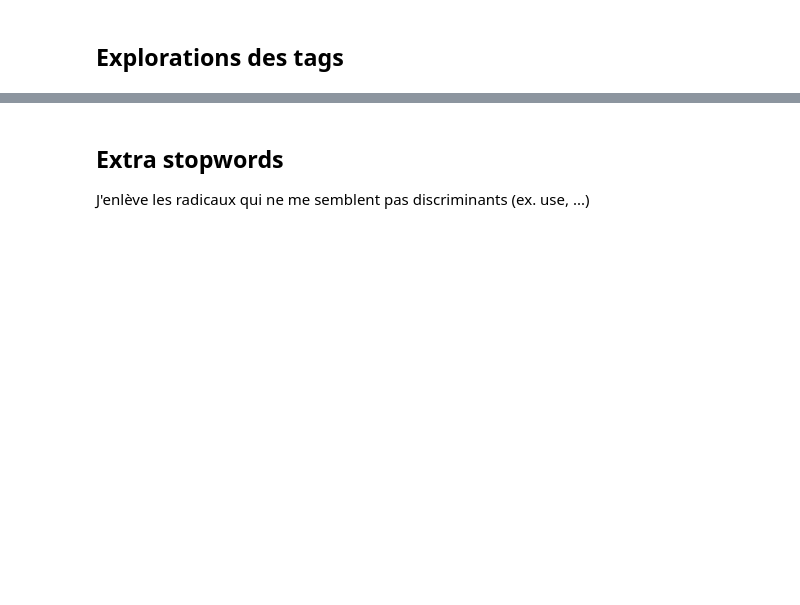
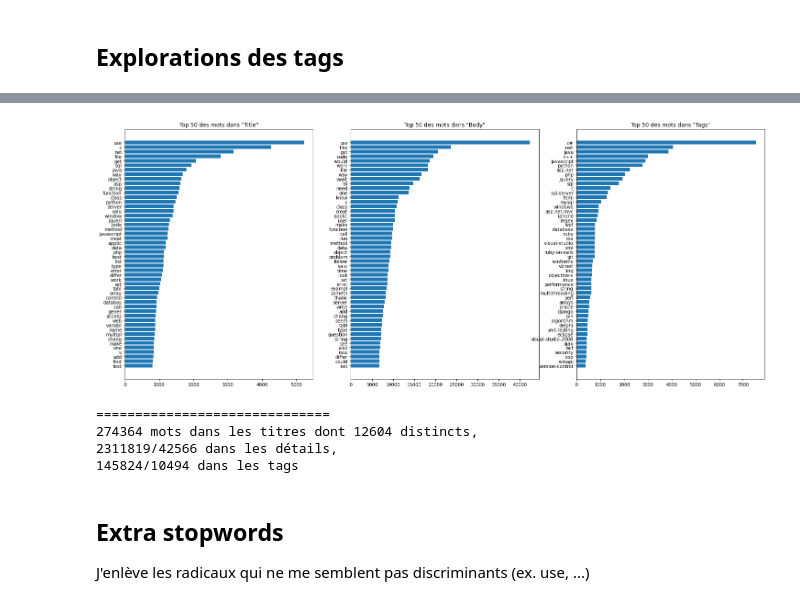
Before and after one commit to FKO78/OC-ds-p6, a Jupyter notebook: P6_Catégorisez_automatiquement_des_questions.ipynb, the cells around one changed output, grey strips where cells are left out. Cells and saved outputs as stored; diff of their text form; code cells hidden in the pictures; blank space fills up the shorter version.

```diff
--- a/P6_Catégorisez_automatiquement_des_questions.ipynb
+++ b/P6_Catégorisez_automatiquement_des_questions.ipynb
@@ -100,13 +100,9 @@ cols = train.columns
 print(train.info())
 
 for col in cols:
-    freq[col] = Counter(' '.join(train[col].values).split()).most_common()
-
-print('{} mots dans les titres dont {} distincts, \n\
-{}/{} dans les détails, \n{}/{} dans les tags'.\
-      format(sum(dict(freq['Title']).values()), len(freq['Title']), \
-             sum(dict(freq['Body']).values()), len(freq['Body']), \
-             sum(dict(freq['Tags']).values()), len(freq['Tags'])))
+    freq[col] = Counter(' '.join(train_1T[col].values).split()).most_common()
+    print('{} mots dans "{}" dont {} distincts'.\
+          format(sum(dict(freq[col]).values()), col, len(freq[col])))
 
 train.head()
 # %% [output]
@@ -167,15 +163,11 @@ train['Tags'] = train['Tags'].apply(lambda x: ' '.join(x[1:-1].split('><')))
 elapsed = timeit.default_timer() - start_time
 print('-> OK en {:.3} sec'.format(elapsed))
 
+print('='*30)
 for col in cols:
-    freq[col] = Counter(' '.join(train[col].values).split()).most_common()
-
-print('='*30)
-print('{} mots dans les titres dont {} distincts, \n\
-{}/{} dans les détails, \n{}/{} dans les tags'.\
-      format(sum(dict(freq['Title']).values()), len(freq['Title']), \
-             sum(dict(freq['Body']).values()), len(freq['Body']), \
-             sum(dict(freq['Tags']).values()), len(freq['Tags'])))
+    freq[col] = Counter(' '.join(train_1T[col].values).split()).most_common()
+    print('{} mots dans "{}" dont {} distincts'.\
+            format(sum(dict(freq[col]).values()), col, len(freq[col])))
 
 train.head()
 # %% [output]
@@ -203,21 +207,20 @@ sns.boxplot(x=train['Tags'].apply(lambda x: len(x.split())).values, width=0.2)
 # %%
 cpt = 1
 fig = plt.figure(1, figsize=(25, 10))
 
 for col in cols:
     plt.subplot(1, len(cols), cpt)
     plt.barh([k for k, v in sorted(freq[col][:top], key=lambda x: x[1])],
              [v for k, v in sorted(freq[col][:top], key=lambda x: x[1])])
     plt.title('Top {} des mots dans "{}"'.format(top, col))
     cpt += 1
 plt.show()
-
-print('='*30)
-print('{} mots dans les titres dont {} distincts, \n\
-{}/{} dans les détails, \n{}/{} dans les tags'.\
-      format(sum(dict(freq['Title']).values()), len(freq['Title']), \
-             sum(dict(freq['Body']).values()), len(freq['Body']), \
-             sum(dict(freq['Tags']).values()), len(freq['Tags'])))
+# %% [output]
+[figure, added]
+==============================
+274364 mots dans les titres dont 12604 distincts,
+2311819/42566 dans les détails,
+145824/10494 dans les tags
 # %% [markdown]
 ## Extra stopwords
 J'enlève les radicaux qui ne me semblent pas discriminants (ex. use, ...)
```
Also changed, not shown: parts of 4 cells of this notebook.
